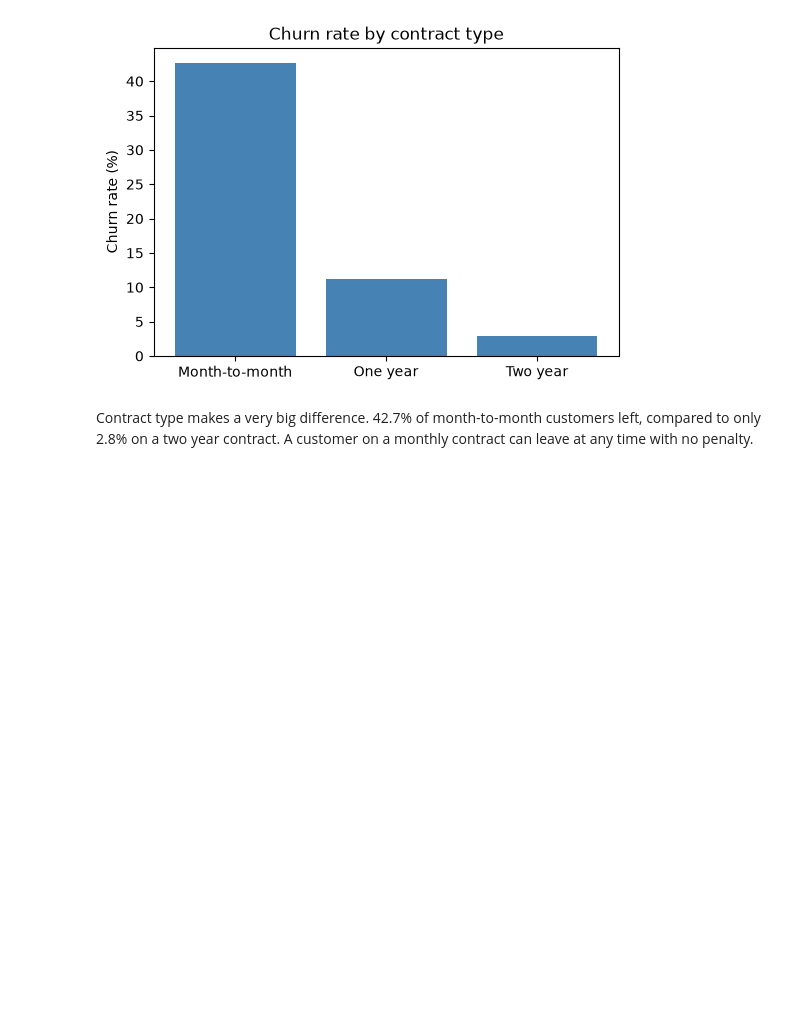
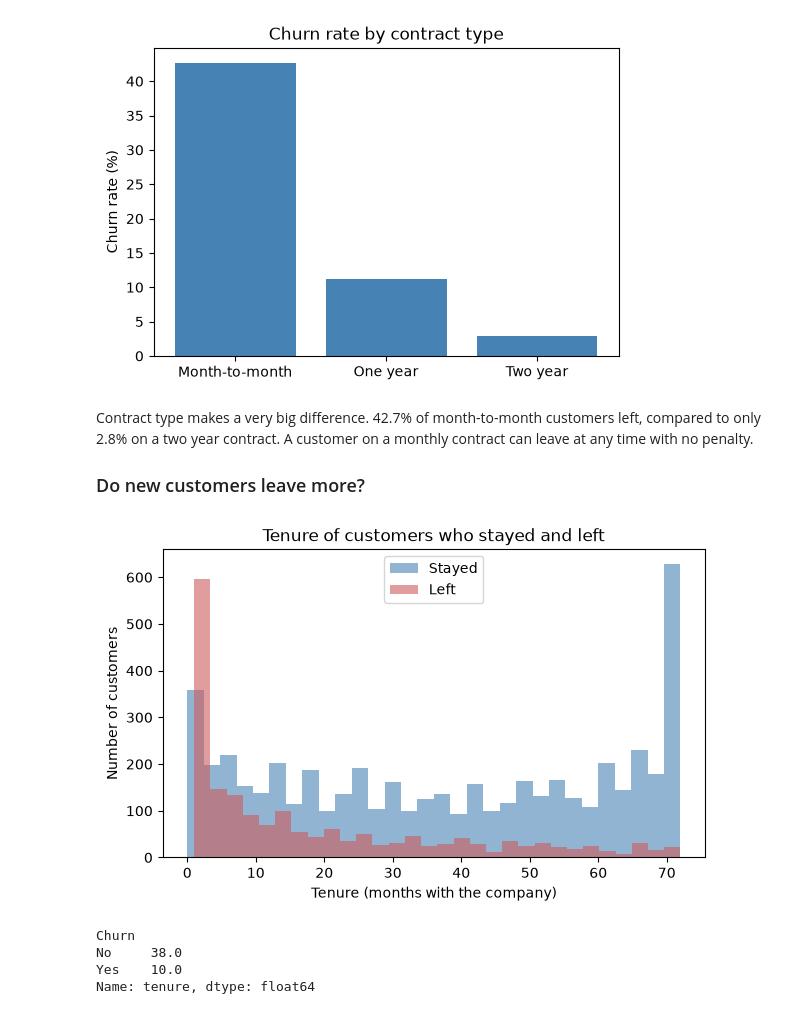
Before and after one commit to FaziOps/Customer_Churn_Prediction_Sys, a Jupyter notebook: churn_prediction.ipynb, the cells around one changed output. Saved outputs shown, nothing was run; the diff lists cells and outputs as text; code cells hidden in the pictures; blank space fills up the shorter version.

Commit message:
Add EDA for tenure and monthly charges

```diff
--- a/churn_prediction.ipynb
+++ b/churn_prediction.ipynb
@@ -123,3 +123,23 @@ Name: Churn, dtype: float64
 [figure]
 # %% [markdown]
 Contract type makes a very big difference. 42.7% of month-to-month customers left, compared to only 2.8% on a two year contract. A customer on a monthly contract can leave at any time with no penalty.
+
+### Do new customers leave more?
+# %%
+plt.figure(figsize=(7, 4))
+plt.hist(df[df["Churn"] == "No"]["tenure"], bins=30, alpha=0.6, label="Stayed", color="steelblue")
+plt.hist(df[df["Churn"] == "Yes"]["tenure"], bins=30, alpha=0.6, label="Left", color="indianred")
+plt.title("Tenure of customers who stayed and left")
+plt.xlabel("Tenure (months with the company)")
+plt.ylabel("Number of customers")
+plt.legend()
+plt.savefig("outputs/tenure_hist.png", bbox_inches="tight")
+plt.show()
+
+print(df.groupby("Churn")["tenure"].median())
+# %% [output]
+[figure, added]
+Churn
+No     38.0
+Yes    10.0
+Name: tenure, dtype: float64
```
Also changed, not shown: parts of 3 cells of this notebook, 2 other files.
